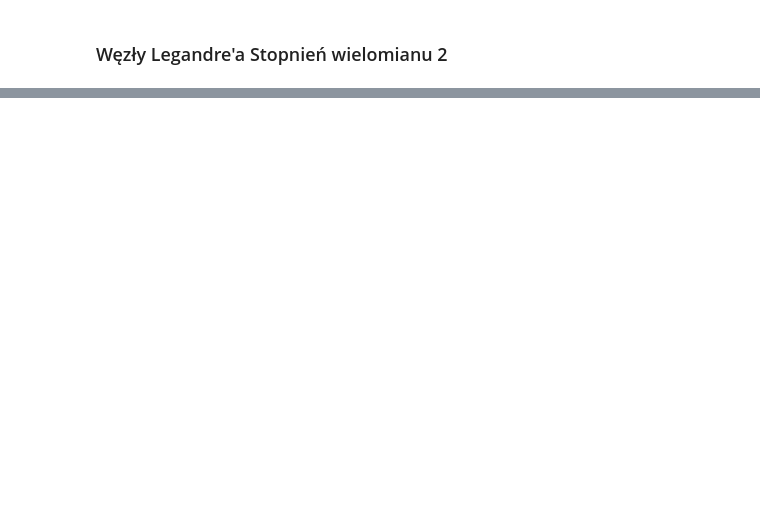
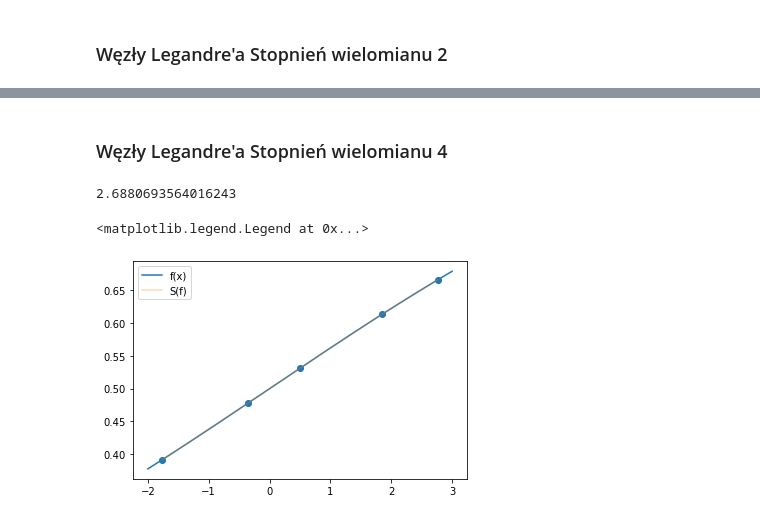
Before and after one commit to pabramowska/Numerical_Methods, a Jupyter notebook: Zadanie_11.ipynb, the cells around one changed output, grey strips where cells are left out. Drawn from its saved outputs; the diff is of its cells as text; code cells hidden in the pictures; blank space fills up the shorter version.

```diff
--- a/Zadanie_11.ipynb
+++ b/Zadanie_11.ipynb
@@ -35,0 +67,12 @@ plt.scatter([x0,x1],[f(x0),f(x1)], c='r')
+# %% [markdown]
+### Węzły Legandre'a Stopnień wielomianu 4
+# %%
+t4 = np.array([-0.906180, -0.339981, 0, 0.538469, 0.906180])
+A4 = np.array([0.236927, 0.478629, 0.568889, 0.478629, 0.236927])
+plt.plot(x,y)
+S(t4,A4)
+plt.legend(['f(x)', 'S(f)'])
+# %% [output]
+2.6880693564016243
+<matplotlib.legend.Legend at 0x...>
+[figure, added]
```
Also changed, not shown: parts of 10 cells of this notebook.
